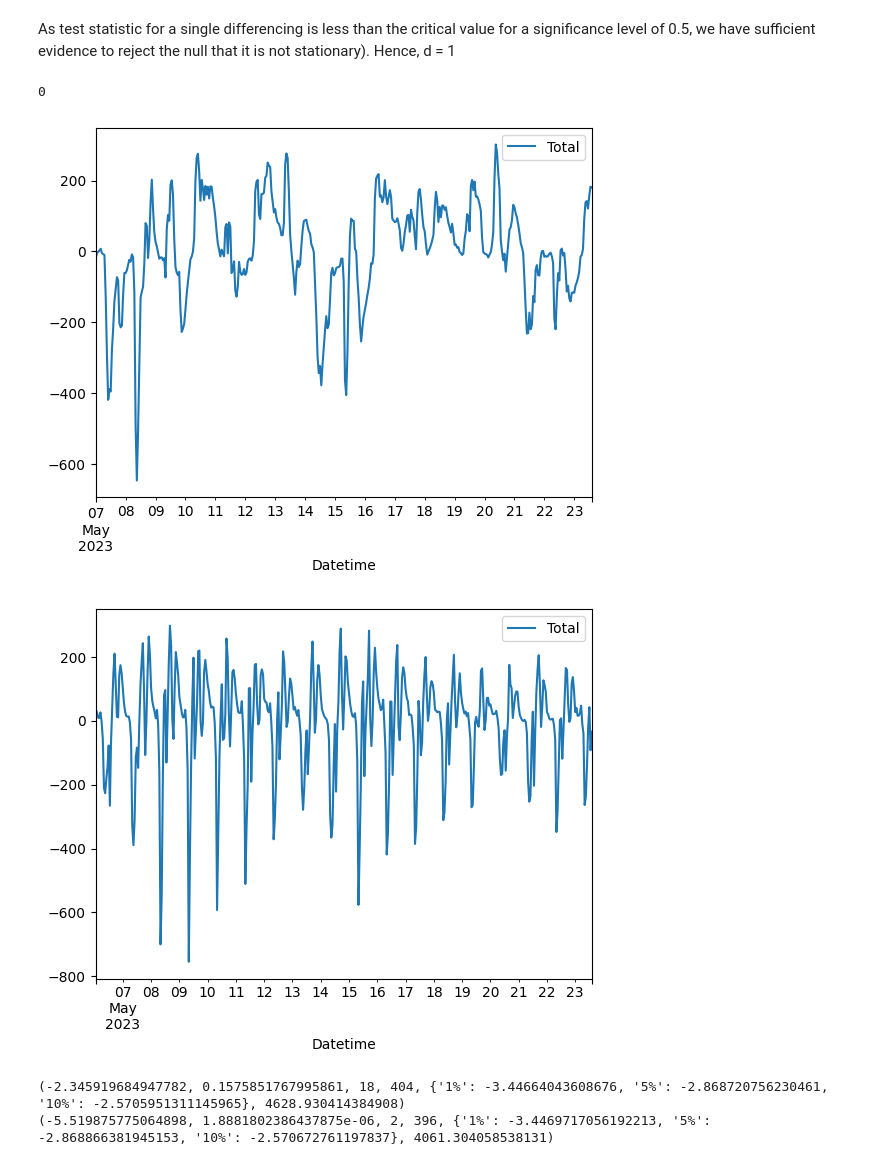
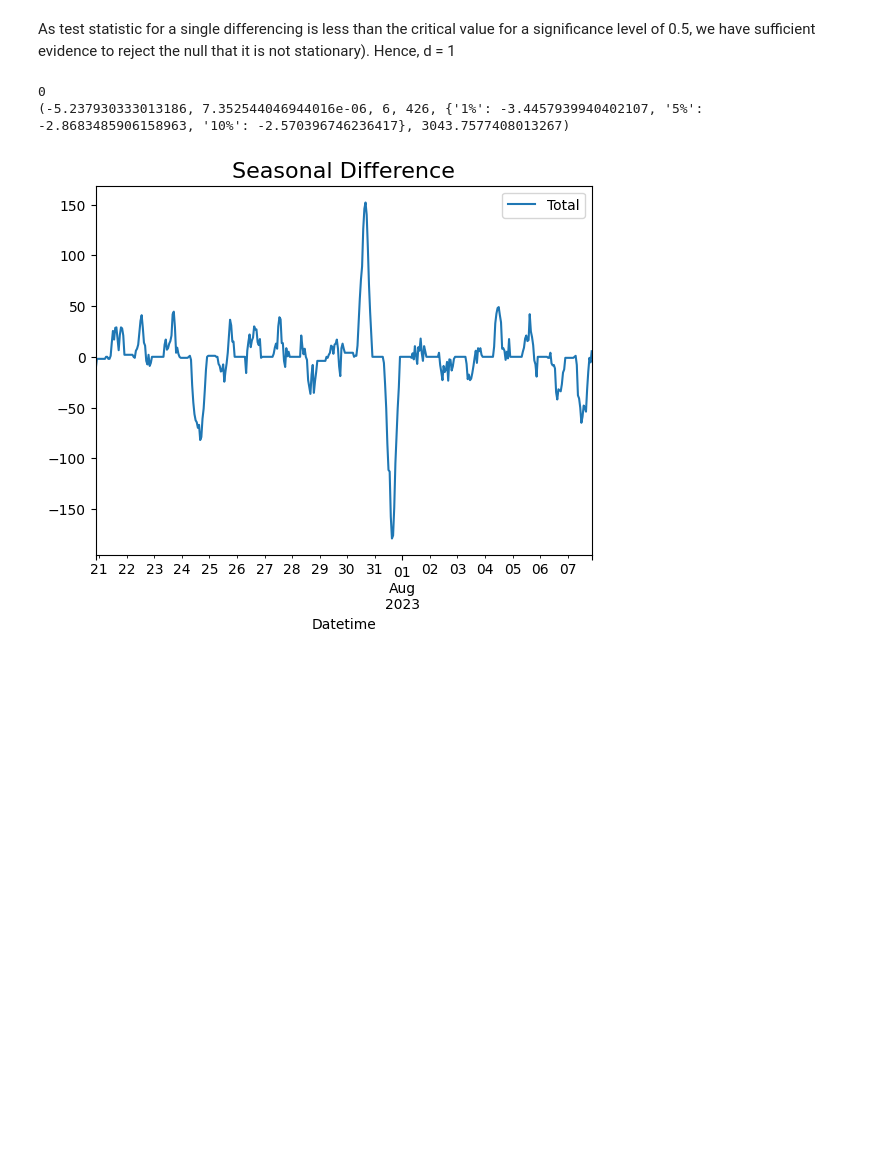
Before and after one commit to Berat03/forecasting_occupancy, a Jupyter notebook: data_explore.ipynb, the cells around one changed output. Saved outputs shown, nothing was run; the diff lists cells and outputs as text; code cells hidden in the pictures; blank space fills up the shorter version.

Commit message:
tidy graphs, and clean second differencing code

```diff
--- a/data_explore.ipynb
+++ b/data_explore.ipynb
@@ -32,3 +12,5 @@ STOP: TOTAL NO. of ITERATIONS REACHED LIMIT
 # %%
-df = pre_process(csv_data_file_path='./Data/bbtable_data.csv', resample_period='H')
-df = df.iloc[800:-1300] # Last values are empty for the holidays, so barely any attendance (ignore due to small data size)
+df = pre_process(csv_data_file_path='./Data/Bill_Bryson_Data.csv', resample_period='H')
+df = df.iloc[100:-100] # Last values are empty for the holidays, so barely any attendance (ignore due to small data size)
+df = df[['Total']]
+print(df.head())
@@ -67,17 +55,14 @@ As test statistic for a single differencing is less than the  critical value for
 # %%
 print(pmd.arima.ndiffs(df))
 df_diff_season = df.diff(24)
 df_diff_season = df_diff_season.dropna()
 df_diff_season.plot()
-df_diff.plot()
-plt.show()
-print(adfuller(df))
+plt.title("Seasonal Difference", fontsize=16)
+
 print(adfuller(df_diff_season))
 # From ADT test we can determine that a differencing with a lag of m=24 will make our data stationary. So we have D = 1
 # %% [output]
 0
+(-5.237930333013186, 7.352544046944016e-06, 6, 426, {'1%': -3.4457939940402107, '5%': -2.8683485906158963, '10%': -2.570396746236417}, 3043.7577408013267)
-[figure, old version]
+[figure, new version]
-[figure, removed]
-(-2.345919684947782, 0.1575851767995861, 18, 404, {'1%': -3.44664043608676, '5%': -2.868720756230461, '10%': -2.5705951311145965}, 4628.930414384908)
-(-5.519875775064898, 1.8881802386437875e-06, 2, 396, {'1%': -3.4469717056192213, '5%': -2.868866381945153, '10%': -2.570672761197837}, 4061.304058538131)
 # %% [markdown]
```
Also changed, not shown: parts of 13 cells of this notebook.
